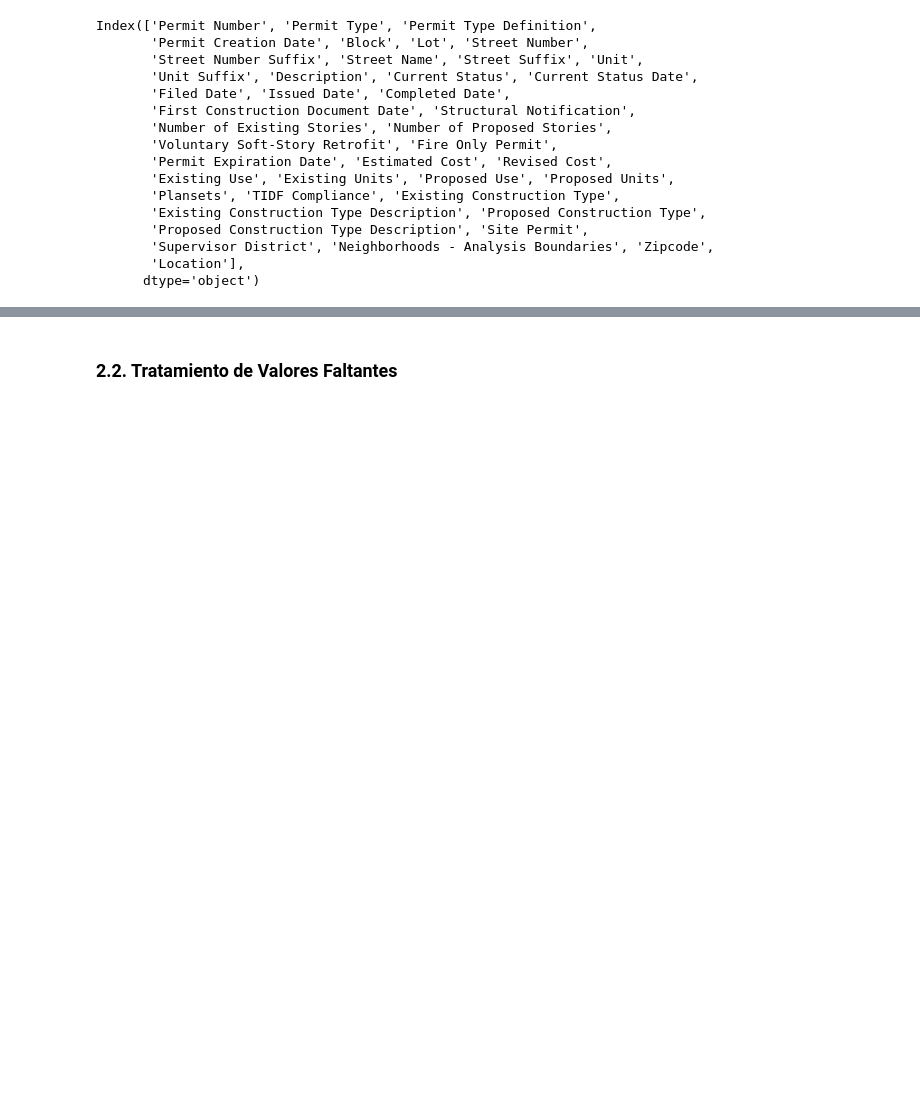
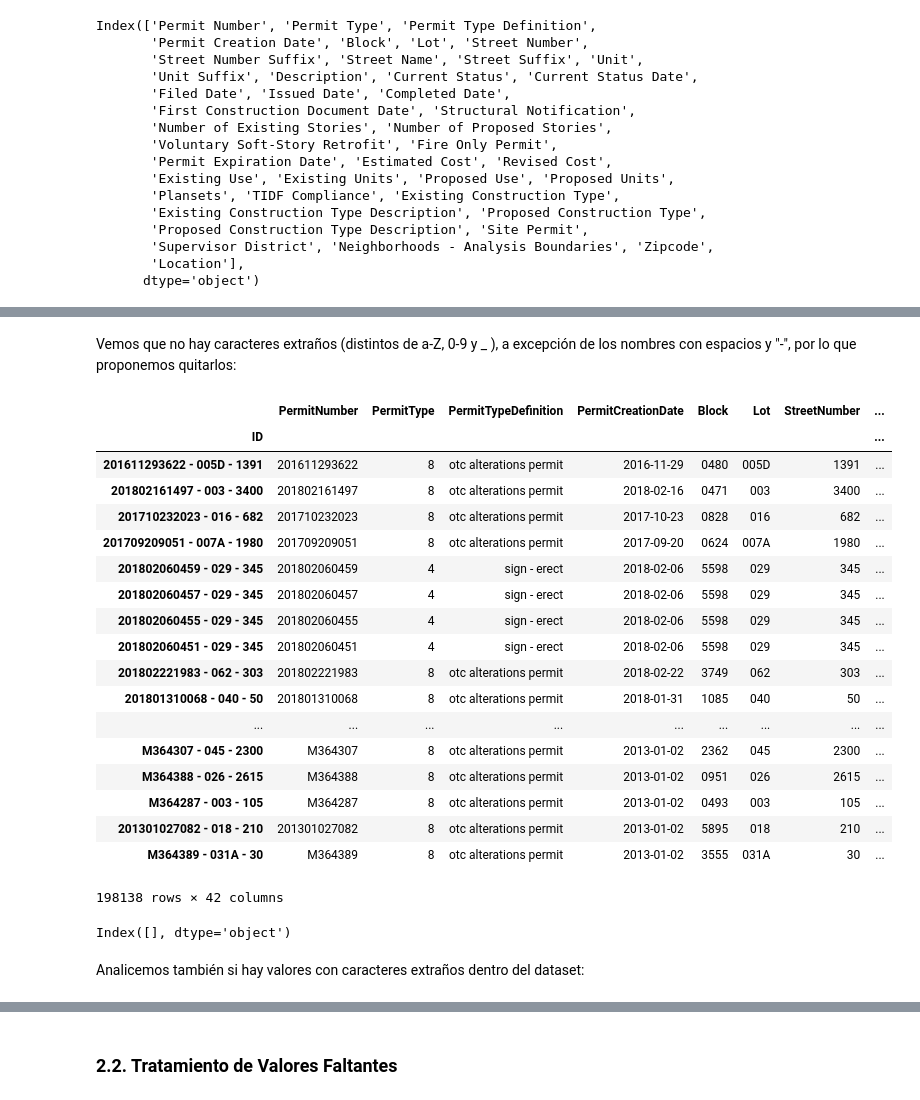
Before and after one commit to lprone/testDocker, a Jupyter notebook: notebooks/Laboratorio - L. Prone y J. Bergamasco.ipynb, the cells around one changed output, grey strips where cells are left out. Drawn from its saved outputs; the diff is of its cells as text; code cells hidden in the pictures; blank space fills up the shorter version.

```diff
--- a/notebooks/Laboratorio - L. Prone y J. Bergamasco.ipynb
+++ b/notebooks/Laboratorio - L. Prone y J. Bergamasco.ipynb
@@ -683,0 +575,33 @@ data_unique
+# %% [markdown]
+Vemos que no hay caracteres extraños (distintos de a-Z, 0-9 y _ ), a excepción de los nombres con espacios y "-", por lo que proponemos quitarlos:
+# %%
+new_cols = (data_unique.columns.str.replace(' ', '')).str.replace('-','')
+
+data_unique.columns = new_cols
+data_unique
+# %% [output]
+|  | PermitNumber | PermitType | PermitTypeDefinition | PermitCreationDate | Block | Lot | StreetNumber | ... |
+| ID |  |  |  |  |  |  |  | ... |
+| 201611293622 - 005D - 1391 | 201611293622 | 8 | otc alterations permit | 2016-11-29 | 0480 | 005D | 1391 | ... |
+| 201802161497 - 003 - 3400 | 201802161497 | 8 | otc alterations permit | 2018-02-16 | 0471 | 003 | 3400 | ... |
+| 201710232023 - 016 - 682 | 201710232023 | 8 | otc alterations permit | 2017-10-23 | 0828 | 016 | 682 | ... |
+| 201709209051 - 007A - 1980 | 201709209051 | 8 | otc alterations permit | 2017-09-20 | 0624 | 007A | 1980 | ... |
+| 201802060459 - 029 - 345 | 201802060459 | 4 | sign - erect | 2018-02-06 | 5598 | 029 | 345 | ... |
+| 201802060457 - 029 - 345 | 201802060457 | 4 | sign - erect | 2018-02-06 | 5598 | 029 | 345 | ... |
+| 201802060455 - 029 - 345 | 201802060455 | 4 | sign - erect | 2018-02-06 | 5598 | 029 | 345 | ... |
+| 201802060451 - 029 - 345 | 201802060451 | 4 | sign - erect | 2018-02-06 | 5598 | 029 | 345 | ... |
+| 201802221983 - 062 - 303 | 201802221983 | 8 | otc alterations permit | 2018-02-22 | 3749 | 062 | 303 | ... |
+| 201801310068 - 040 - 50 | 201801310068 | 8 | otc alterations permit | 2018-01-31 | 1085 | 040 | 50 | ... |
+| ... | ... | ... | ... | ... | ... | ... | ... | ... |
+| M364307 - 045 - 2300 | M364307 | 8 | otc alterations permit | 2013-01-02 | 2362 | 045 | 2300 | ... |
+| M364388 - 026 - 2615 | M364388 | 8 | otc alterations permit | 2013-01-02 | 0951 | 026 | 2615 | ... |
+| M364287 - 003 - 105 | M364287 | 8 | otc alterations permit | 2013-01-02 | 0493 | 003 | 105 | ... |
+| 201301027082 - 018 - 210 | 201301027082 | 8 | otc alterations permit | 2013-01-02 | 5895 | 018 | 210 | ... |
+| M364389 - 031A - 30 | M364389 | 8 | otc alterations permit | 2013-01-02 | 3555 | 031A | 30 | ... |
+198138 rows × 42 columns
+# %%
+data_unique.columns[data_unique.columns != data_unique.columns.str.extract(r'^(\w+)$')]
+# %% [output]
+Index([], dtype='object')
+# %% [markdown]
+Analicemos también si hay valores con caracteres extraños dentro del dataset:
```
Also changed, not shown: parts of 38 cells of this notebook.
